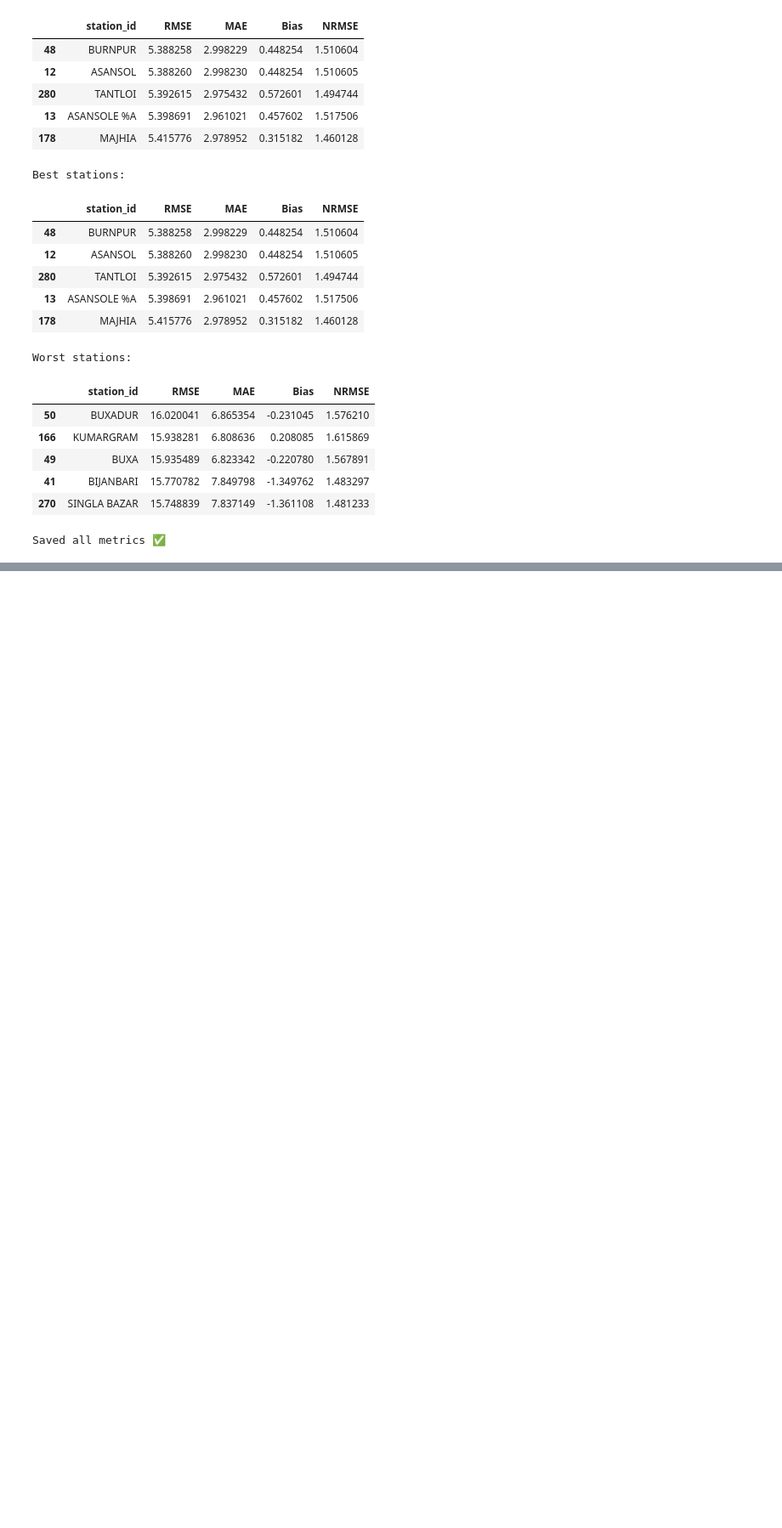
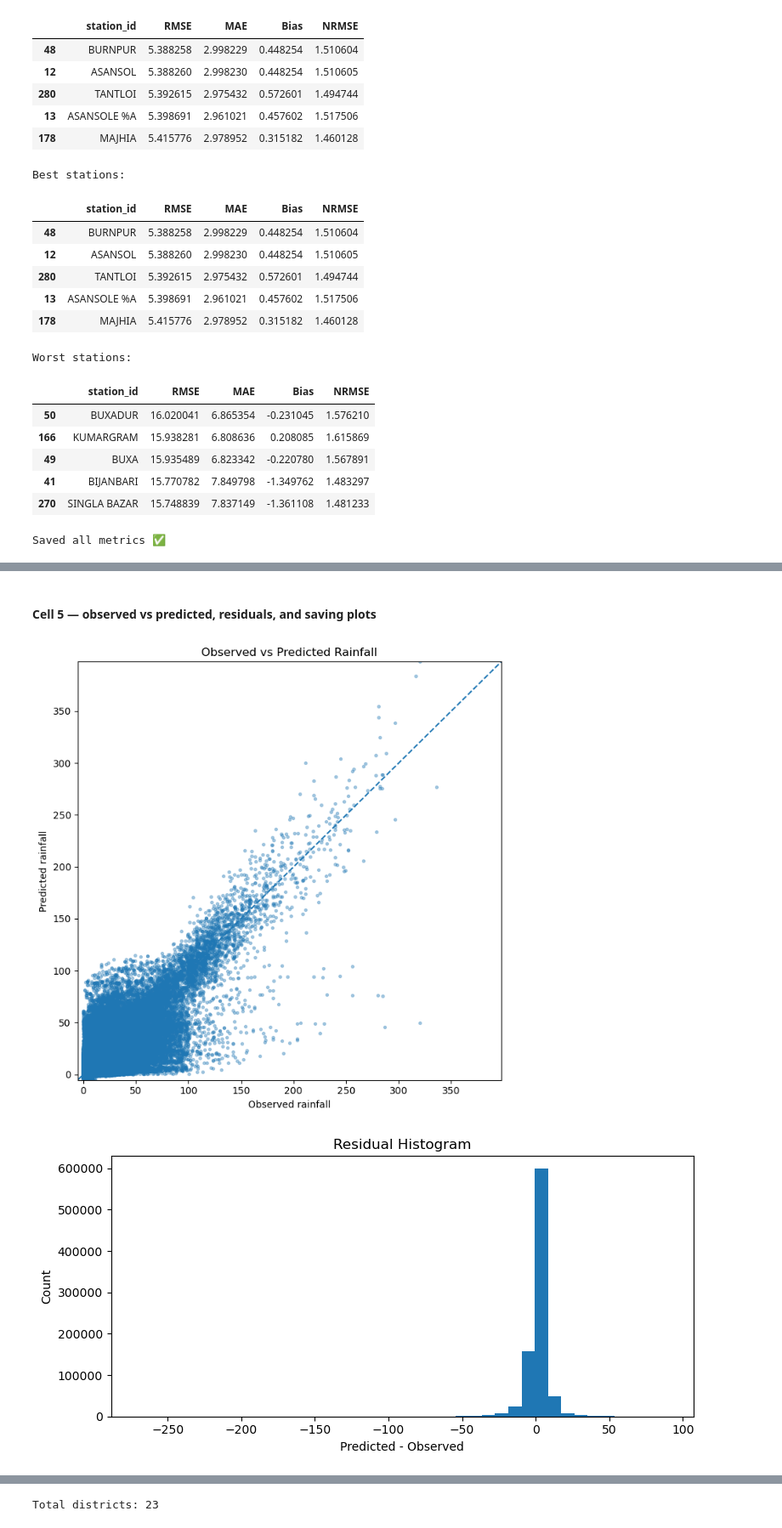
Before and after one commit to itsRkg/Dissertation, a Jupyter notebook: experiments/experimentation_notebooks/exp_12_gnn_baseline.ipynb, the cells around one changed output, grey strips where cells are left out. Shown at 85% size. Cells and saved outputs as stored; diff of their text form; code cells hidden in the pictures; blank space fills up the shorter version.

```diff
--- a/experiments/experimentation_notebooks/exp_12_gnn_baseline.ipynb
+++ b/experiments/experimentation_notebooks/exp_12_gnn_baseline.ipynb
@@ -572,0 +856,4 @@ Saved all metrics ✅
+# %% [markdown]
+#### Cell 5 — observed vs predicted, residuals, and saving plots
+# %%
+preds_real_flat = preds_real.reshape(-1)
@@ -572,0 +917,47 @@ Saved all metrics ✅
+# %%
+# ===== PLOTS =====
+
+# 1) Observed vs Predicted scatter
+fig, ax = plt.subplots(figsize=(7, 7))
+ax.scatter(targets_real_flat, preds_real_flat, s=8, alpha=0.35)
+lims = [
+    min(np.min(targets_real_flat), np.min(preds_real_flat)),
+    max(np.max(targets_real_flat), np.max(preds_real_flat)),
+]
+ax.plot(lims, lims, "--")
+ax.set_xlim(lims)
+ax.set_ylim(lims)
+ax.set_xlabel("Observed rainfall")
+ax.set_ylabel("Predicted rainfall")
+ax.set_title("Observed vs Predicted Rainfall")
+fig.tight_layout()
+fig.savefig(f"{result_save_path}/observed_vs_predicted_scatter.png", dpi=300, bbox_inches="tight")
+plt.show()
+plt.close(fig)
+
+# 2) Residual histogram
+residuals = preds_real_flat - targets_real_flat
+fig, ax = plt.subplots(figsize=(8, 4))
+ax.hist(residuals, bins=40)
+ax.set_title("Residual Histogram")
+ax.set_xlabel("Predicted - Observed")
+ax.set_ylabel("Count")
+fig.tight_layout()
+fig.savefig(f"{result_save_path}/residual_histogram.png", dpi=300, bbox_inches="tight")
+plt.show()
+plt.close(fig)
+
+# 3) Residuals vs Observed
+fig, ax = plt.subplots(figsize=(8, 4))
+ax.scatter(targets_real_flat, residuals, s=8, alpha=0.35)
+ax.axhline(0, linestyle="--")
+ax.set_title("Residuals vs Observed")
+ax.set_xlabel("Observed rainfall")
+ax.set_ylabel("Residual")
+fig.tight_layout()
+fig.savefig(f"{result_save_path}/residuals_vs_observed.png", dpi=300, bbox_inches="tight")
+plt.show()
+plt.close(fig)
+# %% [output]
+[figure, added]
+[figure, added]
@@ -572,0 +965,19 @@ Saved all metrics ✅
+# %%
+# Map each station column index → district
+station_to_district_std = (
+    district_map.set_index("station_id")["district"]
+    .map(normalize_name)
+    .map(canonical_map)
+    .to_dict()
+)
+
+# Ensure alignment with model output order
+station_district_list = [
+    station_to_district_std[sid] for sid in station_ids
+]
+
+district_list = sorted(list(set(station_district_list)))
+
+print("Total districts:", len(district_list))
+# %% [output]
+Total districts: 23
```
Also changed, not shown: parts of 35 cells of this notebook, 25 other files.
